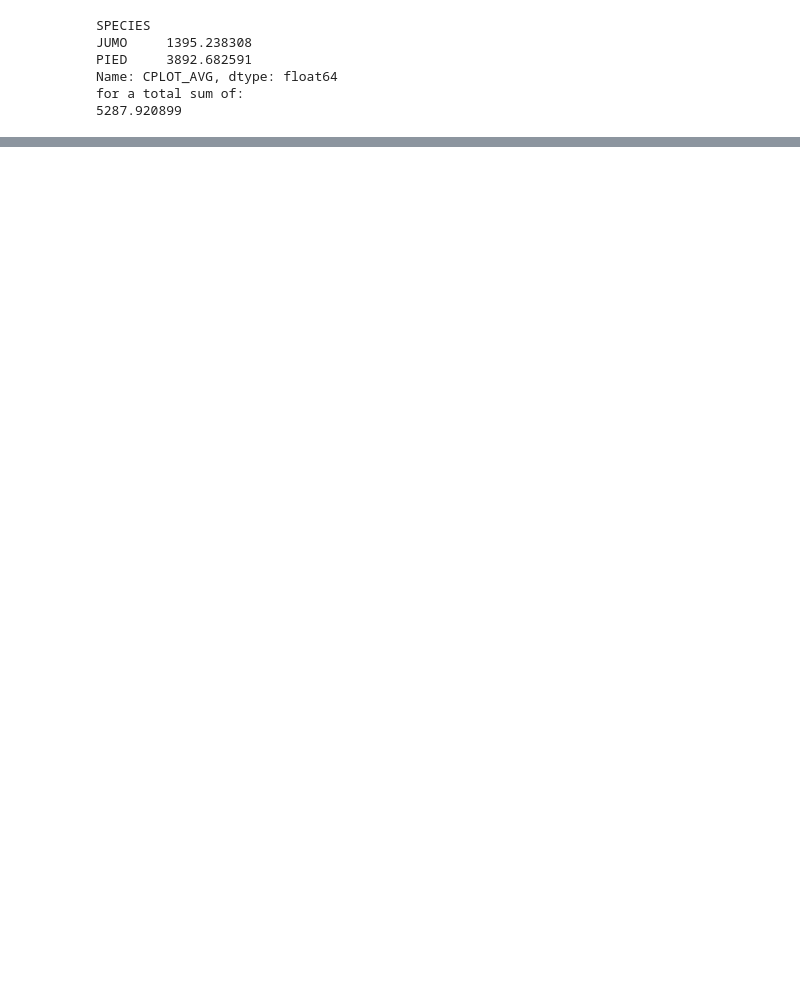
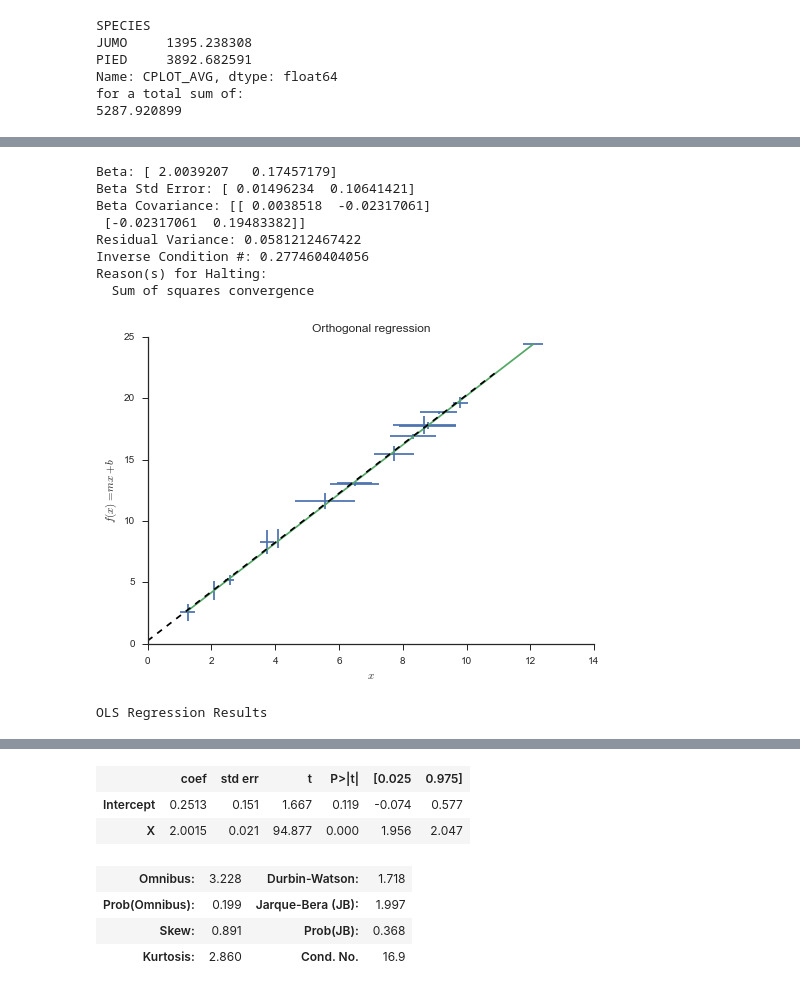
Before and after one commit to djkrofch/PJ_SfM, a Jupyter notebook: PJ Woodlands SfM.ipynb, the cells around one changed output, grey strips where cells are left out. Saved outputs shown, nothing was run; the diff lists cells and outputs as text; code cells hidden in the pictures; blank space fills up the shorter version.

Commit message:
Built ORD workflow for MC application of allometry

```diff
--- a/PJ Woodlands SfM.ipynb
+++ b/PJ Woodlands SfM.ipynb
@@ -350,0 +368,72 @@ for a total sum of:
+# %%
+from scipy.odr import *
+import random
+
+# Initiate some data, giving some randomness using random.random().
+x = np.random.uniform(low=0.5, high=13.3, size=(15,))
+#x = np.array([0, 1, 2, 3, 3.5, 4.1, 4, 5, 6, 7, 8, 9, 10, 11, 12])
+y = np.array([i*2 + random.random() * random.random() for i in x])
+
+x_err = np.array([random.random() for i in x])
+y_err = np.array([random.random() for i in x])
+
+# Define a function (quadratic in our case) to fit the data with.
+def linmod(B, x):
+    return B[0]*x + B[1]
+
+# Create a model for fitting.
+linear_model = Model(linmod)
+
+# Create a RealData object using our initiated data from above.
+data = RealData(x, y, sx=x_err, sy=y_err)
+
+# Set up ODR with the model and data.
+odr = ODR(data, linear_model, beta0=[0., 1.])
+
+# Run the regression.
+out = odr.run()
+
+# Use the in-built pprint method to give us results.
+out.pprint()
+
+# Generate fitted data.
+x_fit = np.linspace(np.min(x), np.max(x), 1000)
+y_fit = linmod(out.beta, x_fit)
+
+# Generate a plot to show the data, errors, and fit.
+fig, ax = plt.subplots()
+
+ax.errorbar(x, y, xerr=x_err, yerr=y_err, linestyle='None', marker='x')
+ax.plot(x_fit, y_fit)
+
+fitdata = pd.DataFrame(dict(X = x, Y = y))
+ols = smf.ols('Y ~ X', fitdata).fit()
+slope = (ols.params['X'])
+intercept = (ols.params['Intercept'])
+
+yt = []
+for num in np.arange(0, 12, 1):
+     yt.append(intercept + slope*num)
+
+ax.plot(np.arange(0, 12, 1), yt, color = 'black', linestyle = '--')
+
+
+ax.set_xlabel(r'$x$')
+ax.set_ylabel(r'$f(x) = mx + b$')
+ax.set_title('Orthogonal regression')
+sns.despine()
+sns.set_style('ticks')
+plt.show()
+
+ols.summary()
+# %% [output]
+Beta: [ 2.0039207   0.17457179]
+Beta Std Error: [ 0.01496234  0.10641421]
+Beta Covariance: [[ 0.0038518  -0.02317061]
+ [-0.02317061  0.19483382]]
+Residual Variance: 0.0581212467422
+Inverse Condition #: 0.277460404056
+Reason(s) for Halting:
+  Sum of squares convergence
+[figure, added]
+OLS Regression Results
@@ -350,0 +449,7 @@ for a total sum of:
+|  | coef | std err | t | P>|t| | [0.025 | 0.975] |
+| Intercept | 0.2513 | 0.151 | 1.667 | 0.119 | -0.074 | 0.577 |
+| X | 2.0015 | 0.021 | 94.877 | 0.000 | 1.956 | 2.047 |
+| Omnibus: | 3.228 | Durbin-Watson: | 1.718 |
+| Prob(Omnibus): | 0.199 | Jarque-Bera (JB): | 1.997 |
+| Skew: | 0.891 | Prob(JB): | 0.368 |
+| Kurtosis: | 2.860 | Cond. No. | 16.9 |
```
Also changed, not shown: parts of 12 cells of this notebook.
